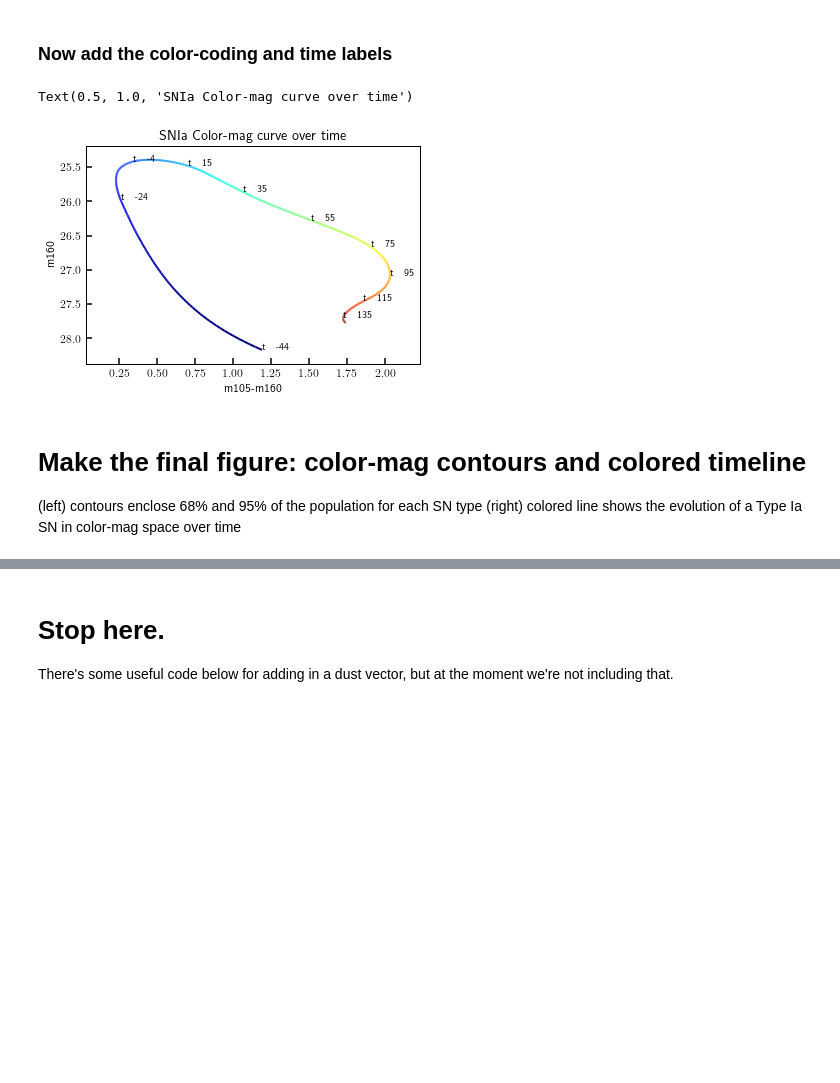
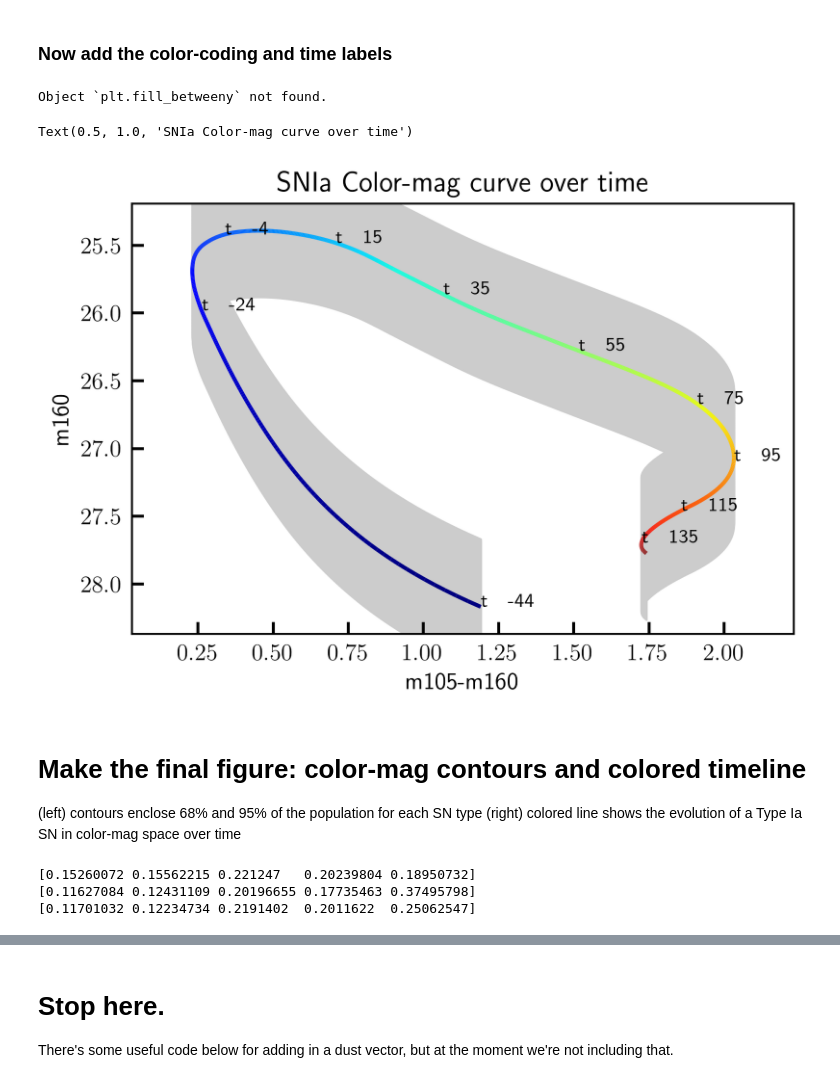
Before and after one commit to gbrammer/mrg0138_supernova, a Jupyter notebook: Analysis/Classification/snRequiem_colormag.ipynb, the cells around one changed output, grey strips where cells are left out. Cells and saved outputs as stored; diff of their text form; code cells hidden in the pictures; blank space fills up the shorter version.

```diff
--- a/Analysis/Classification/snRequiem_colormag.ipynb
+++ b/Analysis/Classification/snRequiem_colormag.ipynb
@@ -14,6 +14,7 @@ from matplotlib import rcParams
 # %%
 rcParams['text.usetex'] = True
 rcParams['figure.figsize']=[6,4]
+rcParams['figure.dpi']=300
 rcParams['font.size']=12    # text big enough for a half-page fig
 rcParams['axes.labelsize'] = 12      # fontsize of the x and y labels
 rcParams['axes.titlesize'] = 12      # fontsize of the axes title
@@ -401,9 +387,9 @@ model = sncosmo.Model(source='salt2-extended',
 
 time = np.linspace(-20,100,1000)
 def model_color(source='salt2-extended',
-                is_rf_time=True,do_dust=True,
+                return_obsframe_time=True, do_dust=True,
                 cosmo = FlatLambdaCDM(H0=70, Om0=0.3),
-                MR=-19.37,
+                MR=-19.37, # Vega, Wang+2006 and Graur+2014; # alt normalization: MB=-19.25 (Richardson+ 2014)
                 time=np.linspace(-20,100,1000),
                 param_dict=None,printt=False,ebv=.014,c=None):
     # color curve m105w-m160w for a SN template
@@ -429,11 +415,13 @@ def model_color(source='salt2-extended',
 
     if MR != None:
         model.set_source_peakabsmag( MR, 'bessellr', 'vega', cosmo=cosmo)
+    #if MB != None:
+    #    model.set_source_peakabsmag( MB, 'bessellb', 'vega', cosmo=cosmo)
 
     if printt:
         print(model.parameters,model.param_names)
-    if is_rf_time:
-        time*=(1+z)
+    if return_obsframe_time:
+        time *= (1+z)
     m160 = model.bandmag('f160w', 'ab', time)
     m105 = model.bandmag('f105w', 'ab', time)
     c = m105 - m160
@@ -513,30 +509,59 @@ def make_segments(x, y):
     points = np.array([x, y]).T.reshape(-1, 1, 2)
     segments = np.concatenate([points[:-1], points[1:]], axis=1)
     return segments
+# %%
+plt.fill_betweeny?
+# %% [output]
+Object `plt.fill_betweeny` not found.
 # %%
 fig, ax = plt.subplots()
 time = np.linspace(-15,50,1000)
 c,m105,m160,t = model_color(do_dust=False,time=time)
 
+for dm in np.arange(-0.5,0.5,0.01):
+    plt.fill_between(c, m160+dm, m160, color='0.8', alpha=1)
+
+
 #z = np.linspace(0, 1, len(c))
 colorline(c, m160,do_times=True,t=t,t_step=20, cmap=plt.get_cmap('jet'), linewidth=2)
+
 #cup,clow = model_color(c=.5,printt=False)[0],model_color(c=-.3,printt=False)[0]
 #ax.fill_between(t,clow,cup,color='grey',alpha=.7)
 
 #ax = plt.gca()
 ax.set_xlim(min(c)-0.2,max(c)+0.2)
 ax.set_ylim(min(m160)-0.2,max(m160)+0.2)
 ax.invert_yaxis()
 ax.set_xlabel('m105-m160')
 ax.set_ylabel('m160')
 ax.set_title('SNIa Color-mag curve over time',fontsize='large')
 # %% [output]
 Text(0.5, 1.0, 'SNIa Color-mag curve over time')
-[figure, old version]
+[figure, new version]
 # %% [markdown]
 # Make the final figure:  color-mag contours and colored timeline
 (left) contours enclose 68% and 95% of the population for each SN type
 (right) colored line shows the evolution of a Type Ia SN in color-mag space over time
+# %%
+# Define the min and max from the full range of lens models considered
+#m1_lens_range = model_corrected_photometry[]
+
+# list of lens models to use for defining lens model uncertainty:
+lensidlist = ['C','D','E','F','H']
+
+for snid, marker in zip(['SN1', 'SN2', 'SN3'], ['s','o','^']):
+    m0_105 = model_corrected_photometry['%s-0-f105w'%snid]
+    m0_160 = model_corrected_photometry['%s-0-f160w'%snid]
+
+    m_105 = np.array([model_corrected_photometry['%s-%s-f105w'%(snid,lensid)]
+                      for lensid in lensidlist])
+    m_160 = np.array([model_corrected_photometry['%s-%s-f160w'%(snid,lensid)]
+                      for lensid in lensidlist])
+    print(m_105[:,1])
+# %% [output]
+[0.15260072 0.15562215 0.221247   0.20239804 0.18950732]
+[0.11627084 0.12431109 0.20196655 0.17735463 0.37495798]
+[0.11701032 0.12234734 0.2191402  0.2011622  0.25062547]
 # %%
 nbins = 12
 contour_range = [[24,29.5],[-1.5,4.0]]
```
Also changed, not shown: parts of 31 cells of this notebook, 13 other files.
